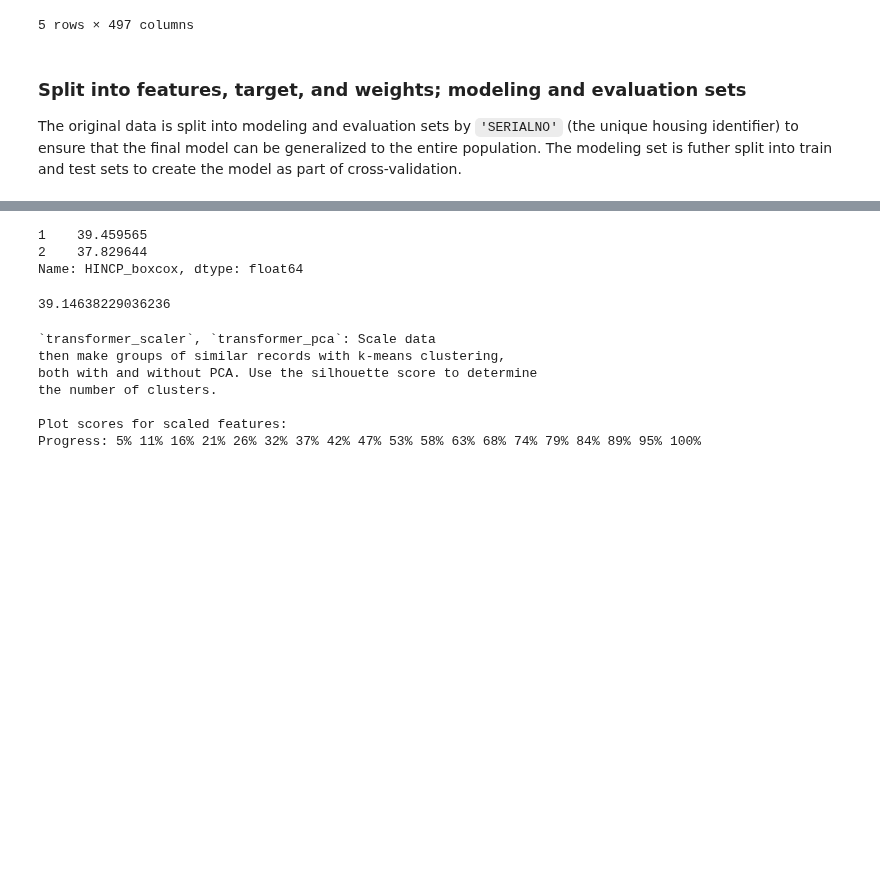
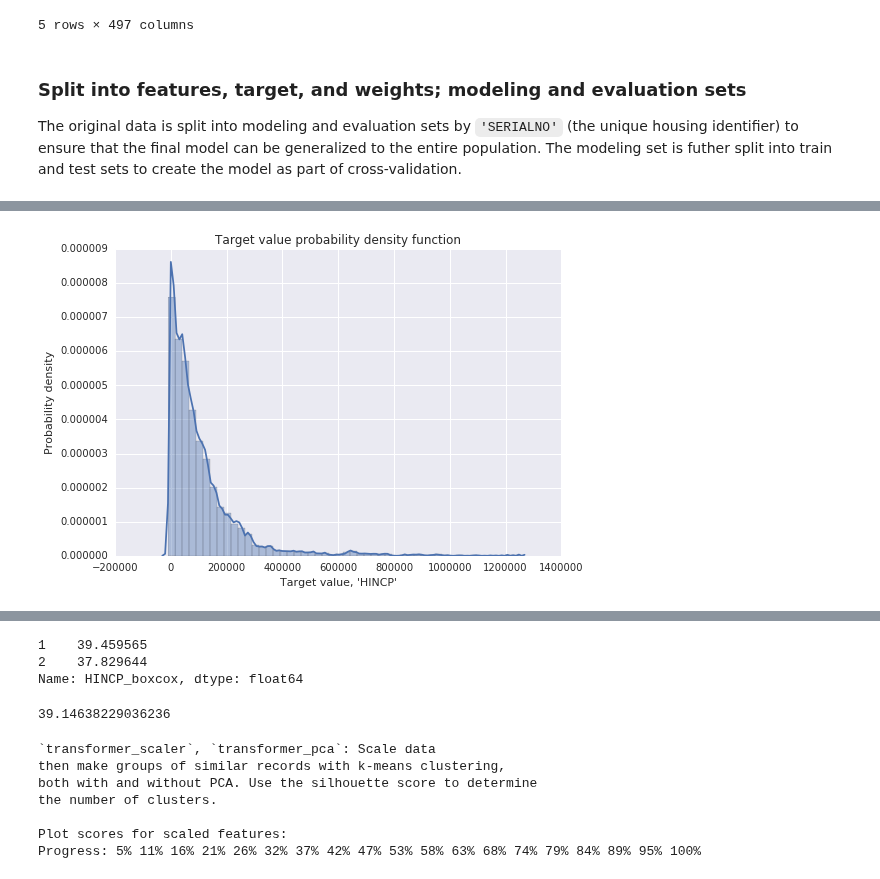
Before and after one commit to stharrold/stharrold.github.io, a Jupyter notebook: content/static/20160221-predict-household-income-from-census/20160221-predict-household-income-from-census.ipynb, the cells around one changed output, grey strips where cells are left out. Drawn from its saved outputs; the diff is of its cells as text; code cells hidden in the pictures; blank space fills up the shorter version.

```diff
--- a/content/static/20160221-predict-household-income-from-census/20160221-predict-household-income-from-census.ipynb
+++ b/content/static/20160221-predict-household-income-from-census/20160221-predict-household-income-from-census.ipynb
@@ -519,3 +519,77 @@ if target in features:
         ("Program error. Target column is in features.\n" +
          "Required: not (target in features)\n" +
          "target={target}").format(target=target))
+
+# Split data frame into features, target, weights; modeling and evaluation sets.
+# Describe memory usage.
+# Note:
+#     The split data frames are views of `df`, not copies of subsets of `df`.
+#     The modeling and evaluation splits are to ensure that the model can be generalized.
+#     The modeling sets will be further split into training and test sets for cross-validation.
+#     Only use the person weights.
+splits = sk_cv.LabelShuffleSplit(labels=df['SERIALNO'], n_iter=1, test_size=0.5)
+(idxs_model, idxs_eval) = next(iter(splits)) # get the indexes from the iterator
+(df_features, ds_target, ds_weight) = (df[features], df[target], df[pweight])
+(df_features_model, df_features_eval) = (df_features.iloc[idxs_model], df_features.iloc[idxs_eval])
+(ds_target_model, ds_target_eval) = (ds_target.iloc[idxs_model], ds_target.iloc[idxs_eval])
+(ds_weight_model, ds_weight_eval) = (ds_weight.iloc[idxs_model], ds_weight.iloc[idxs_eval])
+print("Number of (rows, columns):")
+for (name, obj) in [
+    ('df_features_model', df_features_model), ('df_features_eval', df_features_eval),
+    ('ds_target_model', ds_target_model), ('ds_target_eval', ds_target_eval),
+    ('ds_weight_model', ds_weight_model), ('ds_weight_eval', ds_weight_eval)]:
+    print("`{name}`:".format(name=name))
+    print("    Number of (rows, columns) = {tup}".format(
+        tup=np.shape(obj)))
+    if isinstance(obj, pd.DataFrame):
+        print("    RAM usage (MB) = {mem:.1f}".format(
+            mem=obj.memory_usage().sum()/1e6))
+    elif isinstance(obj, pd.Series):
+        print("    RAM usage (MB) = {mem:.1f}".format(
+            mem=obj.memory_usage()/1e6))
+print()
+
+# Describe target variable for model.
+print("Describe target variable for model:")
+print("target: {target}".format(target=ds_target_model.name))
+for (key0, val0) in ddict['record_types']['HOUSING RECORD'][ds_target_model.name].items():
+    if isinstance(val0, dict):
+        print("    {key}:".format(key=key0))
+        for (key1, val1) in val0.items():
+            print("        {key}: {val}".format(key=key1, val=val1))
+    else:
+        print("    {key}: {val}".format(key=key0, val=val0))
+print()
+# Assert that the number of target values matches the sum of the weights.
+# For verifying estimates with weights, see
+# https://stharrold.github.io/20160110-etl-census-with-python.html
+target_model_vals = list()
+for tup in zip(ds_target_model.values, ds_weight_model.astype(int)):
+    target_model_vals += itertools.repeat(*tup)
+if not len(target_model_vals) == ds_weight_model.sum():
+    raise AssertionError(
+        ("Program error. The total number of target values does not equal\n" +
+         "the sum of the weights.\n" +
+         "Required: len(target_model_vals) == ds_weight_model.sum()\n" +
+         "Given: {lhs} == {rhs}").format(
+             lhs=len(target_model_vals), rhs=ds_weight_model.sum()))
+# Plot histogram of unweighted target variable for model.
+print("Percent unweighted target values that are null (`numpy.nan` or -9): {frac:.1%}".format(
+        frac=np.sum(np.logical_or(
+                np.isnan(target_model_vals), np.equal(target_model_vals, -9)))/len(target_model_vals)))
+sns.distplot(target_model_vals, hist=True, kde=True, norm_hist=True)
+plt.title('Target value probability density function')
+plt.xlabel("Target value, '{target}'".format(target=ds_target_model.name))
+plt.ylabel('Probability density')
+plt.show()
+print("Statistical summary of target variable:")
+print(ds_target_model.describe(percentiles=percentiles, include='all'))
+print()
+print("First 5 shuffled records for target variable:")
+print(ds_target_model.head())
+print()
+del target_model_vals
+
+time_stop = time.perf_counter()
+print("Time elapsed (sec) = {diff:.1f}".format(diff=time_stop-time_start))
+# %% [output]
@@ -521,0 +613 @@ if target in features:
+[figure, added]
```
Also changed, not shown: parts of 9 cells of this notebook.
